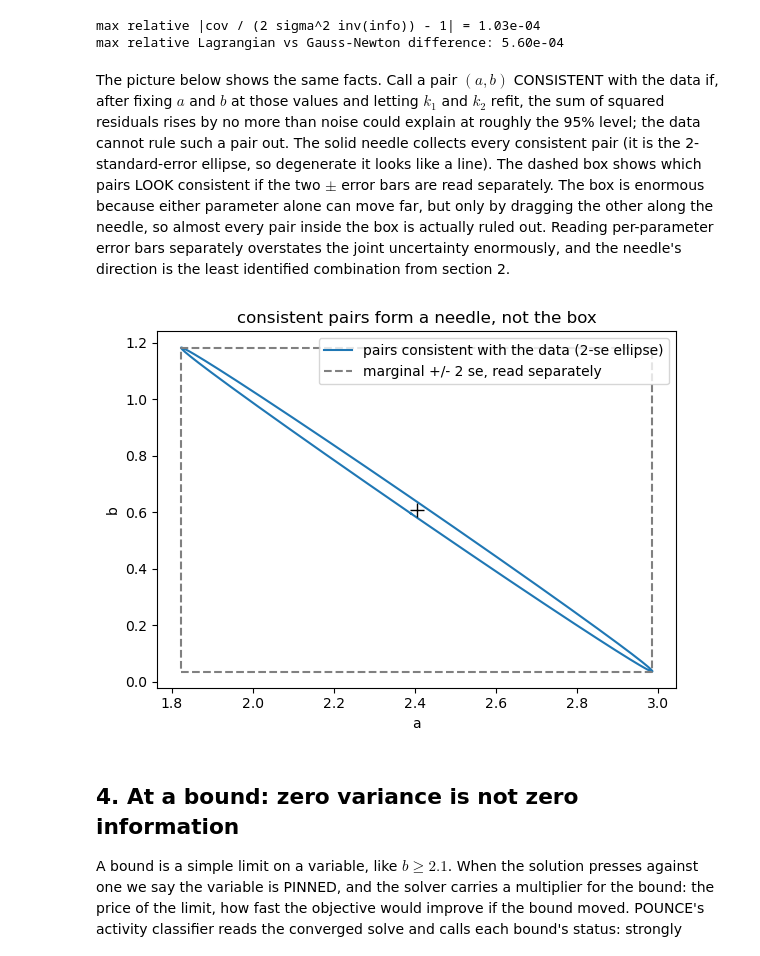
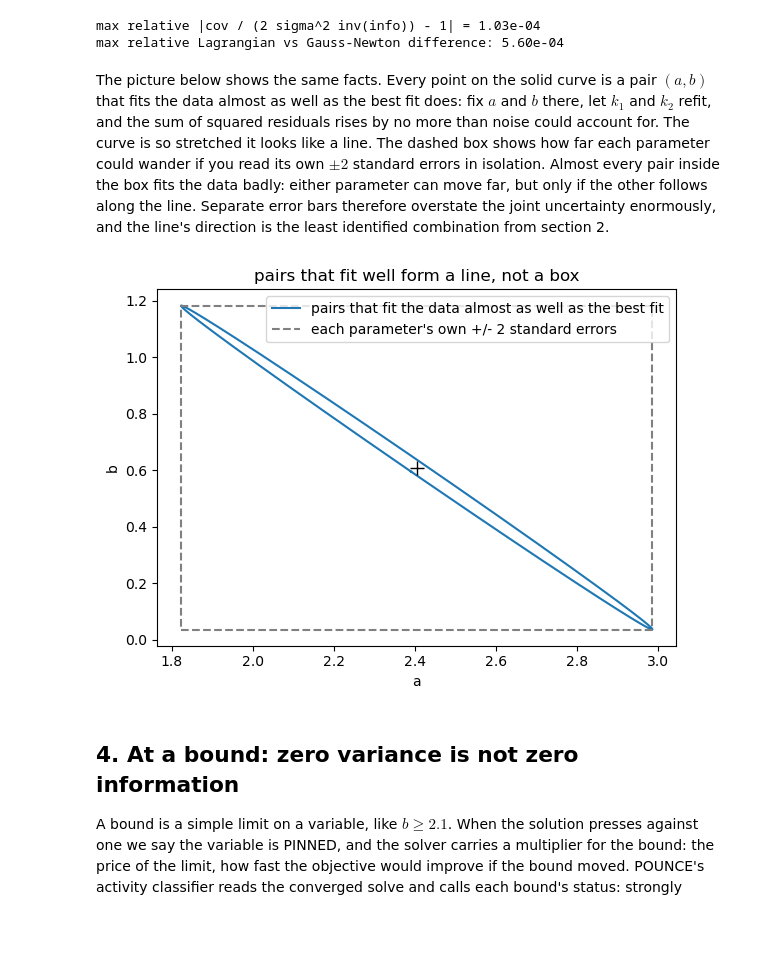
Before and after one commit to GermanHeim/pounce, a Jupyter notebook: python/notebooks/31_information_identifiability.ipynb, the cells around one changed output. Saved outputs shown, nothing was run; the diff lists cells and outputs as text; code cells hidden in the pictures; blank space fills up the shorter version.

```diff
--- a/python/notebooks/31_information_identifiability.ipynb
+++ b/python/notebooks/31_information_identifiability.ipynb
@@ -265,45 +255,42 @@ print(f"max relative Lagrangian vs Gauss-Newton difference: "
 max relative |cov / (2 sigma^2 inv(info)) - 1| = 1.03e-04
 max relative Lagrangian vs Gauss-Newton difference: 5.60e-04
 # %% [markdown]
-The picture below shows the same facts. Call a pair $(a, b)$
-CONSISTENT with the data if, after fixing $a$ and $b$ at those values
-and letting $k_1$ and $k_2$ refit, the sum of squared residuals rises
-by no more than noise could explain at roughly the 95% level; the
-data cannot rule such a pair out. The solid needle collects every
-consistent pair (it is the 2-standard-error ellipse, so degenerate it
-looks like a line). The dashed box shows which pairs LOOK consistent
-if the two $\pm$ error bars are read separately. The box is
-enormous because either parameter alone can move far, but only by
-dragging the other along the needle, so almost every pair inside the
-box is actually ruled out. Reading per-parameter error bars
-separately overstates the joint uncertainty enormously, and the
-needle's direction is the least identified combination from
-section 2.
+The picture below shows the same facts. Every point on the solid
+curve is a pair $(a, b)$ that fits the data almost as well as the
+best fit does: fix $a$ and $b$ there, let $k_1$ and $k_2$ refit, and
+the sum of squared residuals rises by no more than noise could
+account for. The curve is so stretched it looks like a line. The
+dashed box shows how far each parameter could wander if you read its
+own $\pm 2$ standard errors in isolation. Almost every pair inside
+the box fits the data badly: either parameter can move far, but only
+if the other follows along the line. Separate error bars therefore
+overstate the joint uncertainty enormously, and the line's direction
+is the least identified combination from section 2.
 # %%
 pair = [0, 1]                              # the (a, b) block
 th = np.linspace(0.0, 2.0 * np.pi, 300)
 circ = np.vstack([np.cos(th), np.sin(th)])
 w, V = np.linalg.eigh(cov.matrix[np.ix_(pair, pair)])
 xy = V @ np.diag(2.0 * np.sqrt(w)) @ circ
 
 se_a, se_b = cov.std_err[m.a], cov.std_err[m.b]
 plt.figure(figsize=(6, 4.5))
 plt.plot(p_hat[0] + xy[0], p_hat[1] + xy[1],
-         label="pairs consistent with the data (2-se ellipse)")
+         label="pairs that fit the data almost as well as the best fit")
 plt.plot([p_hat[0] - 2 * se_a, p_hat[0] + 2 * se_a,
           p_hat[0] + 2 * se_a, p_hat[0] - 2 * se_a,
           p_hat[0] - 2 * se_a],
          [p_hat[1] - 2 * se_b, p_hat[1] - 2 * se_b,
           p_hat[1] + 2 * se_b, p_hat[1] + 2 * se_b,
           p_hat[1] - 2 * se_b],
          "--", color="gray",
-         label="marginal +/- 2 se, read separately")
+         label="each parameter's own +/- 2 standard errors")
 plt.plot(*[[v] for v in (p_hat[0], p_hat[1])], "k+", ms=10)
 plt.xlabel("a"); plt.ylabel("b"); plt.legend()
-plt.title("consistent pairs form a needle, not the box")
+plt.title("pairs that fit well form a line, not a box")
 plt.tight_layout(); plt.show()
 # %% [output]
-[figure, old version]
+[figure, new version]
 # %% [markdown]
 ## 4. At a bound: zero variance is not zero information
 
```
Also changed, not shown: parts of 3 cells of this notebook, 1 other file.
